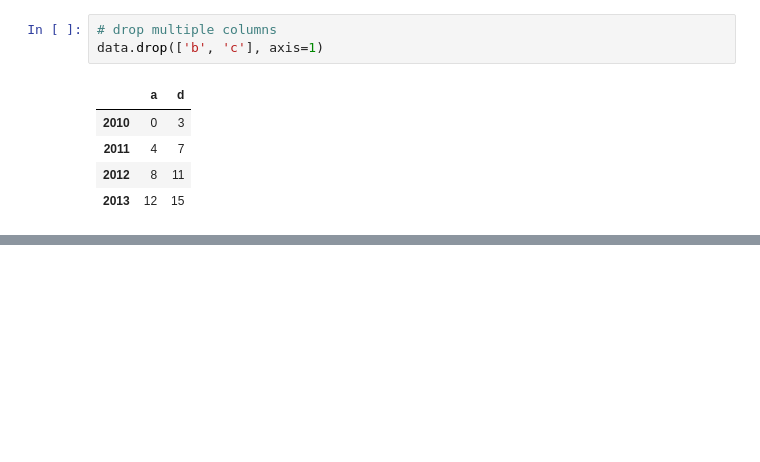
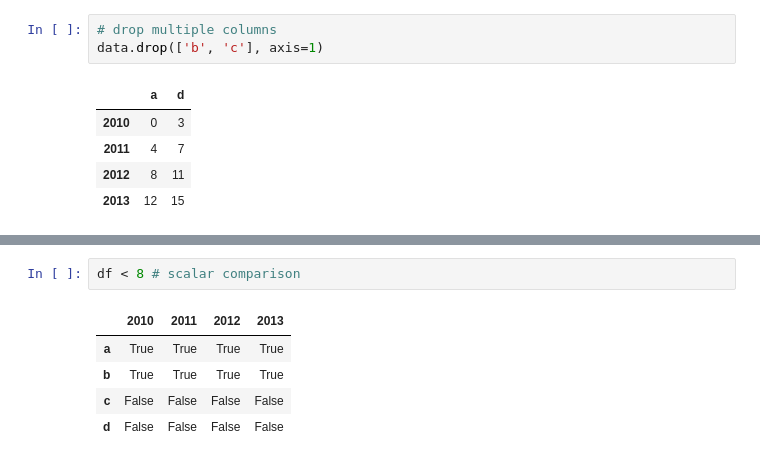
Before and after one commit to jalquisola/MachineLearningProjects, a Jupyter notebook: Pandas/Getting-Started-with-Pandas.ipynb, the cells around one changed output, grey strips where cells are left out. Drawn from its saved outputs; the diff is of its cells as text; blank space fills up the shorter version.

```diff
--- a/Pandas/Getting-Started-with-Pandas.ipynb
+++ b/Pandas/Getting-Started-with-Pandas.ipynb
@@ -325,0 +423,8 @@ data.drop(['b', 'c'], axis=1)
+# %%
+df < 8 # scalar comparison
+# %% [output]
+|  | 2010 | 2011 | 2012 | 2013 |
+| a | True | True | True | True |
+| b | True | True | True | True |
+| c | False | False | False | False |
+| d | False | False | False | False |
```
Also changed, not shown: parts of 22 cells of this notebook.
